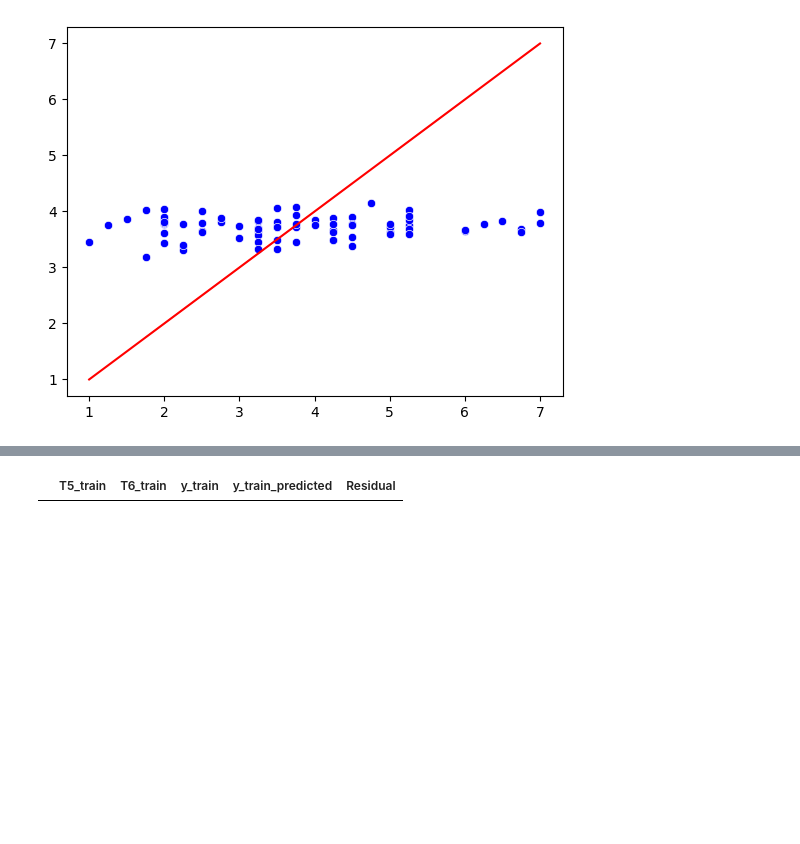
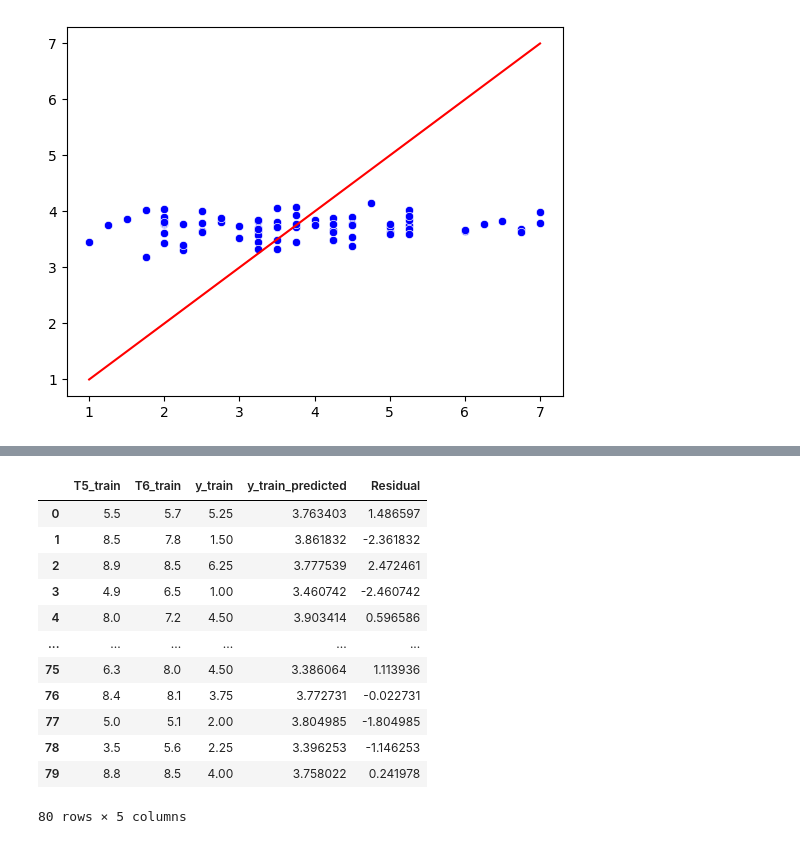
Before and after one commit to AzureVDT/Data-Analysis-Python, a Jupyter notebook: lesson08.ipynb, the cells around one changed output, grey strips where cells are left out. Drawn from its saved outputs; the diff is of its cells as text; code cells hidden in the pictures; blank space fills up the shorter version.

```diff
--- a/lesson08.ipynb
+++ b/lesson08.ipynb
@@ -62,11 +78,23 @@ dfTestValidation
 # %%
 # Cách 3 Dùng Residuals plot
 y_train_pred = model.predict(X_train)
-dfTrainValidation = pd.DataFrame(list(zip(X_train[:0], X_train[:1], y_train.flatten(), y_train_pred.flatten())), columns=['T5_train', 'T6_train', 'y_train', 'y_train_predicted'])
+dfTrainValidation = pd.DataFrame(list(zip(X_train[:,0], X_train[:,1], y_train.flatten(), y_train_pred.flatten())), columns=['T5_train', 'T6_train', 'y_train', 'y_train_predicted'])
 dfTrainValidation['Residual'] = dfTrainValidation['y_train'] - dfTrainValidation['y_train_predicted']
 dfTrainValidation
 # %% [output]
 |  | T5_train | T6_train | y_train | y_train_predicted | Residual |
+| 0 | 5.5 | 5.7 | 5.25 | 3.763403 | 1.486597 |
+| 1 | 8.5 | 7.8 | 1.50 | 3.861832 | -2.361832 |
+| 2 | 8.9 | 8.5 | 6.25 | 3.777539 | 2.472461 |
+| 3 | 4.9 | 6.5 | 1.00 | 3.460742 | -2.460742 |
+| 4 | 8.0 | 7.2 | 4.50 | 3.903414 | 0.596586 |
+| ... | ... | ... | ... | ... | ... |
+| 75 | 6.3 | 8.0 | 4.50 | 3.386064 | 1.113936 |
+| 76 | 8.4 | 8.1 | 3.75 | 3.772731 | -0.022731 |
+| 77 | 5.0 | 5.1 | 2.00 | 3.804985 | -1.804985 |
+| 78 | 3.5 | 5.6 | 2.25 | 3.396253 | -1.146253 |
+| 79 | 8.8 | 8.5 | 4.00 | 3.758022 | 0.241978 |
+80 rows × 5 columns
 # %%
 fig, axes = plt.subplots(2,2)
 sns.scatterplot(data = dfTrainValidation, x='T5_train', y = 'Residual', ax=axes[1,0])
```
Also changed, not shown: parts of 4 cells of this notebook, 2 other files.
